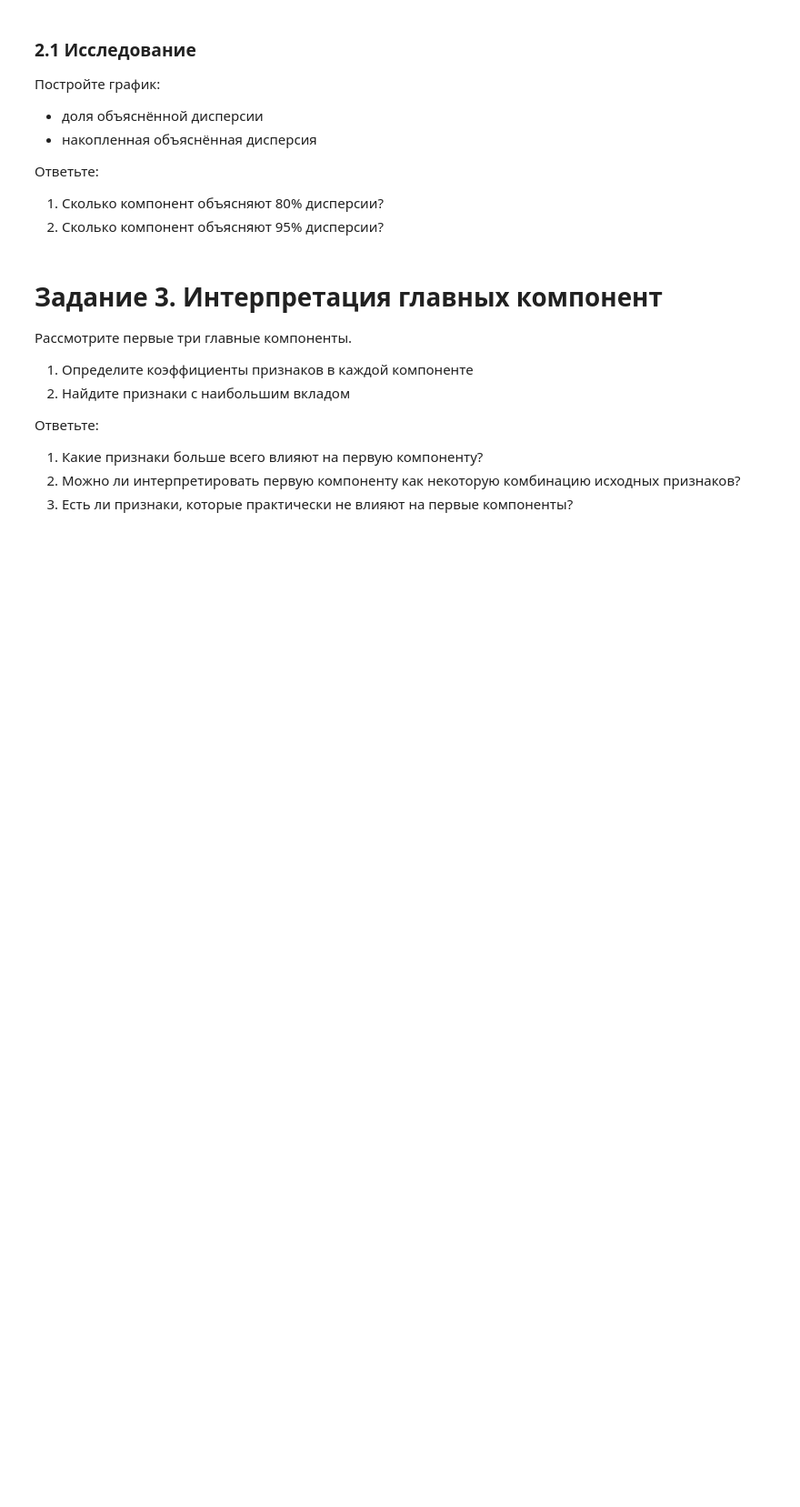
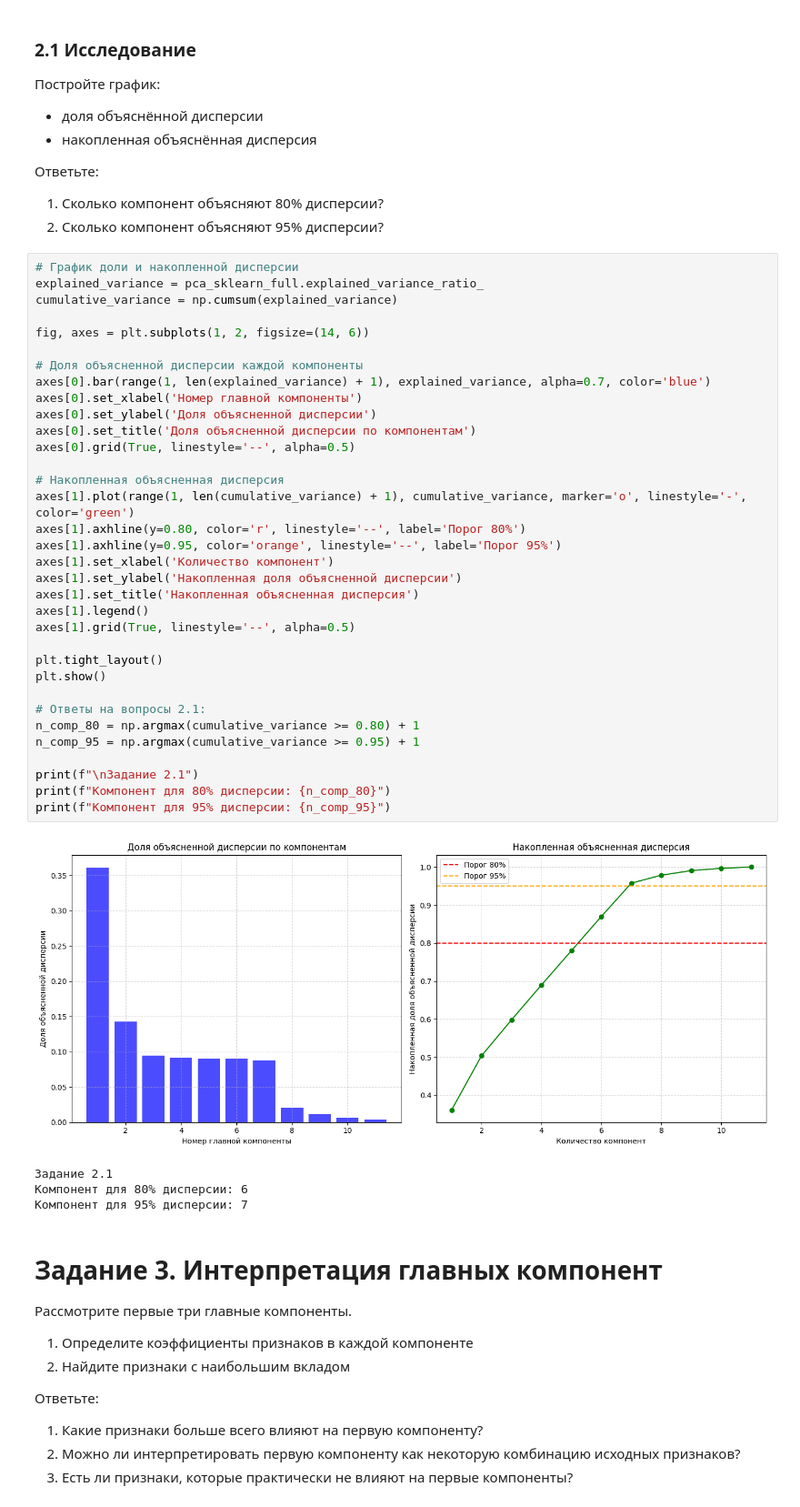
Before and after one commit to kiyoukasu1getsu/dataAnalysis, a Jupyter notebook: notebooks/03_dimensionality_reduction.ipynb, the cells around one changed output. Shown at 91% size. Drawn from its saved outputs; the diff is of its cells as text; blank space fills up the shorter version.

```diff
--- a/notebooks/03_dimensionality_reduction.ipynb
+++ b/notebooks/03_dimensionality_reduction.ipynb
@@ -41,6 +206,45 @@ sklearn.decomposition.PCA
 Ответьте:
 1. Сколько компонент объясняют 80% дисперсии?
 2. Сколько компонент объясняют 95% дисперсии?
+# %%
+# График доли и накопленной дисперсии
+explained_variance = pca_sklearn_full.explained_variance_ratio_
+cumulative_variance = np.cumsum(explained_variance)
+
+fig, axes = plt.subplots(1, 2, figsize=(14, 6))
+
+# Доля объясненной дисперсии каждой компоненты
+axes[0].bar(range(1, len(explained_variance) + 1), explained_variance, alpha=0.7, color='blue')
+axes[0].set_xlabel('Номер главной компоненты')
+axes[0].set_ylabel('Доля объясненной дисперсии')
+axes[0].set_title('Доля объясненной дисперсии по компонентам')
+axes[0].grid(True, linestyle='--', alpha=0.5)
+
+# Накопленная объясненная дисперсия
+axes[1].plot(range(1, len(cumulative_variance) + 1), cumulative_variance, marker='o', linestyle='-', color='green')
+axes[1].axhline(y=0.80, color='r', linestyle='--', label='Порог 80%')
+axes[1].axhline(y=0.95, color='orange', linestyle='--', label='Порог 95%')
+axes[1].set_xlabel('Количество компонент')
+axes[1].set_ylabel('Накопленная доля объясненной дисперсии')
+axes[1].set_title('Накопленная объясненная дисперсия')
+axes[1].legend()
+axes[1].grid(True, linestyle='--', alpha=0.5)
+
+plt.tight_layout()
+plt.show()
+
+# Ответы на вопросы 2.1:
+n_comp_80 = np.argmax(cumulative_variance >= 0.80) + 1
+n_comp_95 = np.argmax(cumulative_variance >= 0.95) + 1
+
+print(f"\nЗадание 2.1")
+print(f"Компонент для 80% дисперсии: {n_comp_80}")
+print(f"Компонент для 95% дисперсии: {n_comp_95}")
+# %% [output]
+[figure, added]
+Задание 2.1
+Компонент для 80% дисперсии: 6
+Компонент для 95% дисперсии: 7
 # %% [markdown]
 # Задание 3. Интерпретация главных компонент
 Рассмотрите первые три главные компоненты.
```
Also changed, not shown: parts of 13 cells of this notebook.
